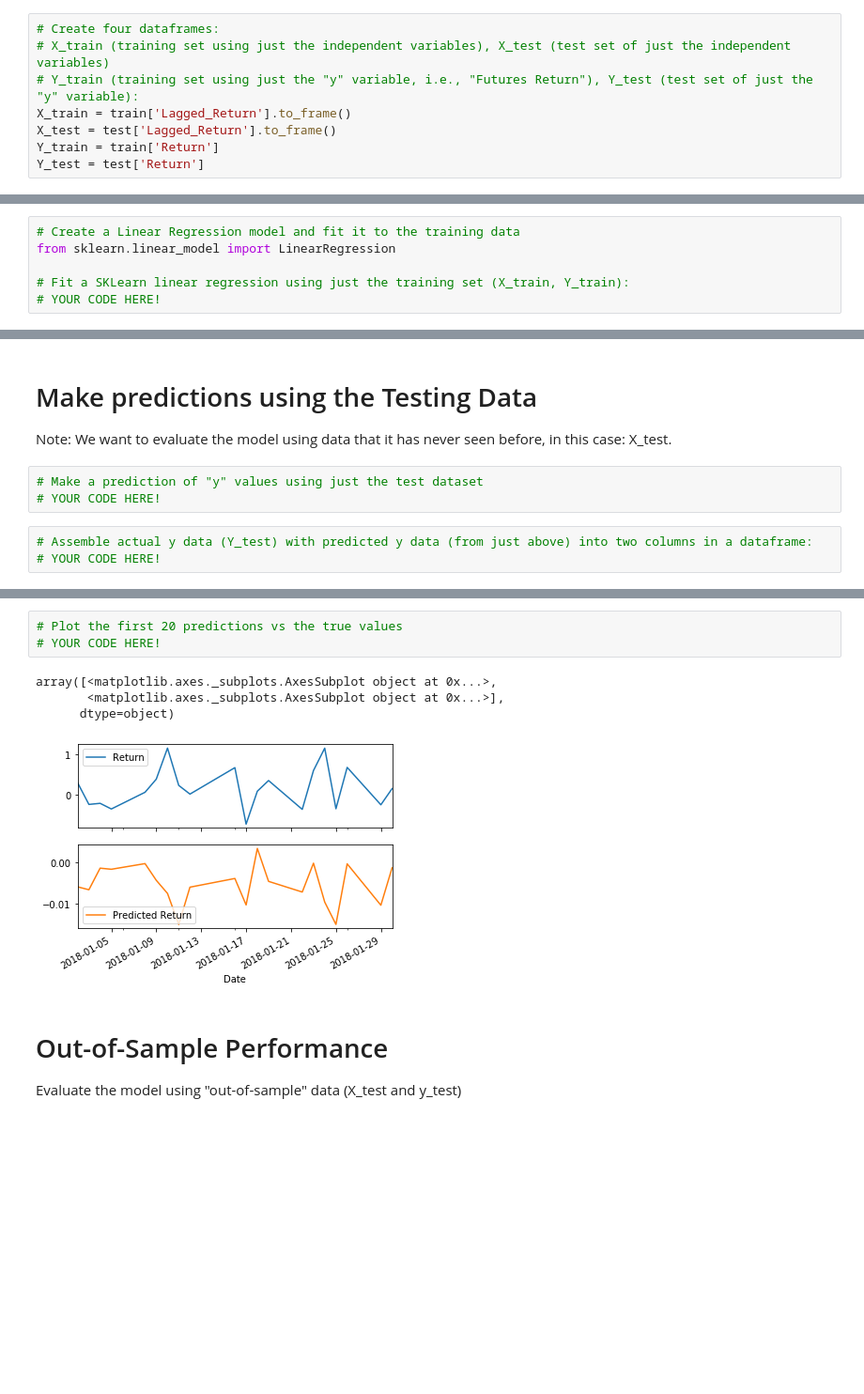
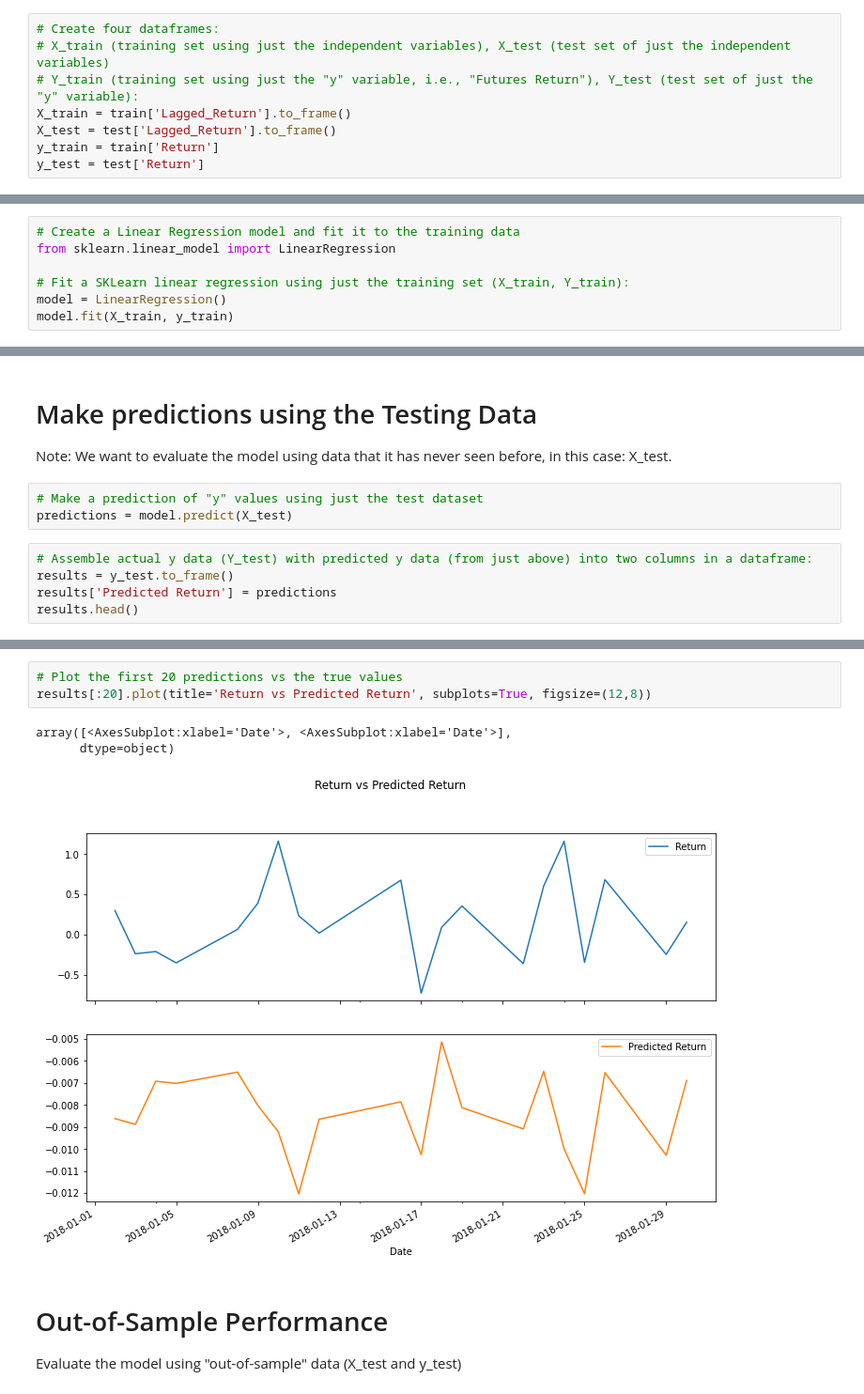
Before and after one commit to jonowens/a_yen_for_the_future, a Jupyter notebook: regression_analysis.ipynb, the cells around one changed output, grey strips where cells are left out. Shown at 94% size. Cells and saved outputs as stored; diff of their text form; blank space fills up the shorter version.

Commit message:
Completed making predictions.

```diff
--- a/regression_analysis.ipynb
+++ b/regression_analysis.ipynb
@@ -78,8 +79,8 @@ test = yen_futures['2018':]
 # Y_train (training set using just the "y" variable, i.e., "Futures Return"), Y_test (test set of just the "y" variable):
 X_train = train['Lagged_Return'].to_frame()
 X_test = test['Lagged_Return'].to_frame()
-Y_train = train['Return']
-Y_test = test['Return']
+y_train = train['Return']
+y_test = test['Return']
 # %%
 X_train
 # %% [output]
@@ -104,5 +105,6 @@ X_train
 from sklearn.linear_model import LinearRegression
 
 # Fit a SKLearn linear regression using just the training set (X_train, Y_train):
-# YOUR CODE HERE!
+model = LinearRegression()
+model.fit(X_train, y_train)
 # %% [output]
@@ -113,7 +115,9 @@ LinearRegression(copy_X=True, fit_intercept=True, n_jobs=None, normalize=False)
 Note: We want to evaluate the model using data that it has never seen before, in this case: X_test.
 # %%
 # Make a prediction of "y" values using just the test dataset
-# YOUR CODE HERE!
+predictions = model.predict(X_test)
 # %%
 # Assemble actual y data (Y_test) with predicted y data (from just above) into two columns in a dataframe:
-# YOUR CODE HERE!
+results = y_test.to_frame()
+results['Predicted Return'] = predictions
+results.head()
@@ -120,11 +132,10 @@ Note: We want to evaluate the model using data that it has never seen before, in
 # %%
 # Plot the first 20 predictions vs the true values
-# YOUR CODE HERE!
+results[:20].plot(title='Return vs Predicted Return', subplots=True, figsize=(12,8))
 # %% [output]
-array([<matplotlib.axes._subplots.AxesSubplot object at 0x...>,
-       <matplotlib.axes._subplots.AxesSubplot object at 0x...>],
+array([<AxesSubplot:xlabel='Date'>, <AxesSubplot:xlabel='Date'>],
       dtype=object)
-[figure, old version]
+[figure, new version]
 # %% [markdown]
 # Out-of-Sample Performance
 
```
Also changed, not shown: parts of 4 cells of this notebook.
